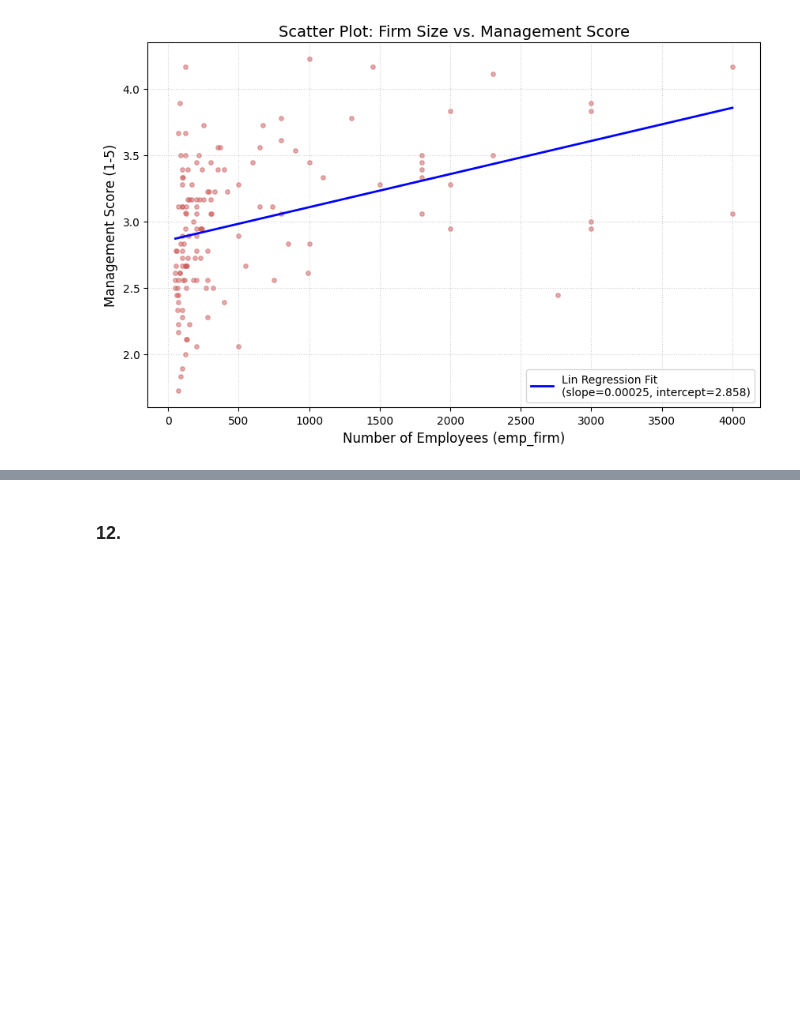
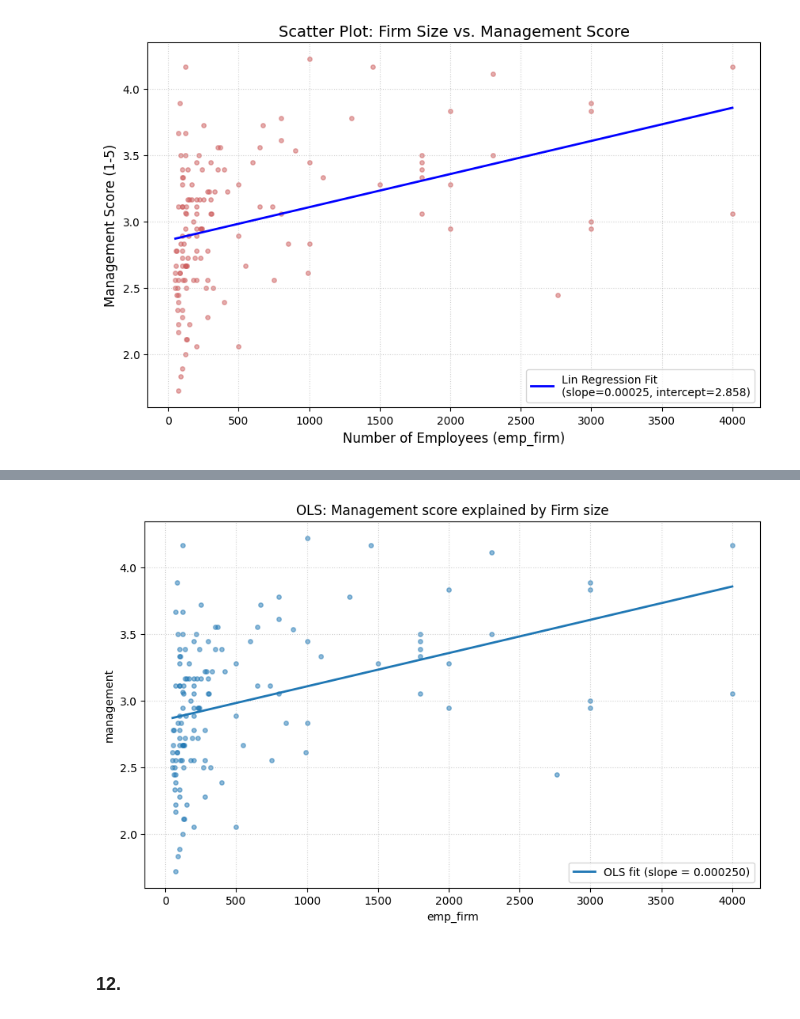
Before and after one commit to racso-vs/econometrics, a Jupyter notebook: Homework_1.ipynb, the cells around one changed output, grey strips where cells are left out. Cells and saved outputs as stored; diff of their text form; code cells hidden in the pictures; blank space fills up the shorter version.

Commit message:
Q11-Q12: OLS regressions of management on firm size and log size

```diff
--- a/Homework_1.ipynb
+++ b/Homework_1.ipynb
@@ -432,3 +434,17 @@ plt.grid(True, linestyle=':', alpha=0.6)
 plt.show()
 # %% [output]
 [figure]
+# %%
+# Q11 — OLS: management explained by firm size (emp_firm)
+
+y = df1["management"]
+X = sm.add_constant(df1["emp_firm"])
+
+reg_level = sm.OLS(y, X, missing="drop").fit()
+print(reg_level.summary())
+
+# Optional: coefficients for plotting
+alpha0 = reg_level.params["const"]
+alpha1 = reg_level.params["emp_firm"]
+print(f"\nEstimated equation: management = {alpha0:.4f} + {alpha1:.6f} * emp_firm")
+print(f"R-squared = {reg_level.rsquared:.4f}")
@@ -435,2 +469,19 @@ plt.show()
+# %%
+# Optional: scatter with OLS fitted line (level)
+
+x_grid = np.linspace(df1["emp_firm"].min(), df1["emp_firm"].max(), 200)
+y_grid = alpha0 + alpha1 * x_grid
+
+plt.figure(figsize=(10, 6))
+plt.scatter(df1["emp_firm"], df1["management"], alpha=0.5, s=15)
+plt.plot(x_grid, y_grid, lw=2, label=f"OLS fit (slope = {alpha1:.6f})")
+plt.title("OLS: Management score explained by Firm size")
+plt.xlabel("emp_firm")
+plt.ylabel("management")
+plt.grid(True, linestyle=":", alpha=0.6)
+plt.legend()
+plt.show()
+# %% [output]
+[figure, added]
 # %% [markdown]
 ### 12.
```
Also changed, not shown: parts of 4 cells of this notebook.
